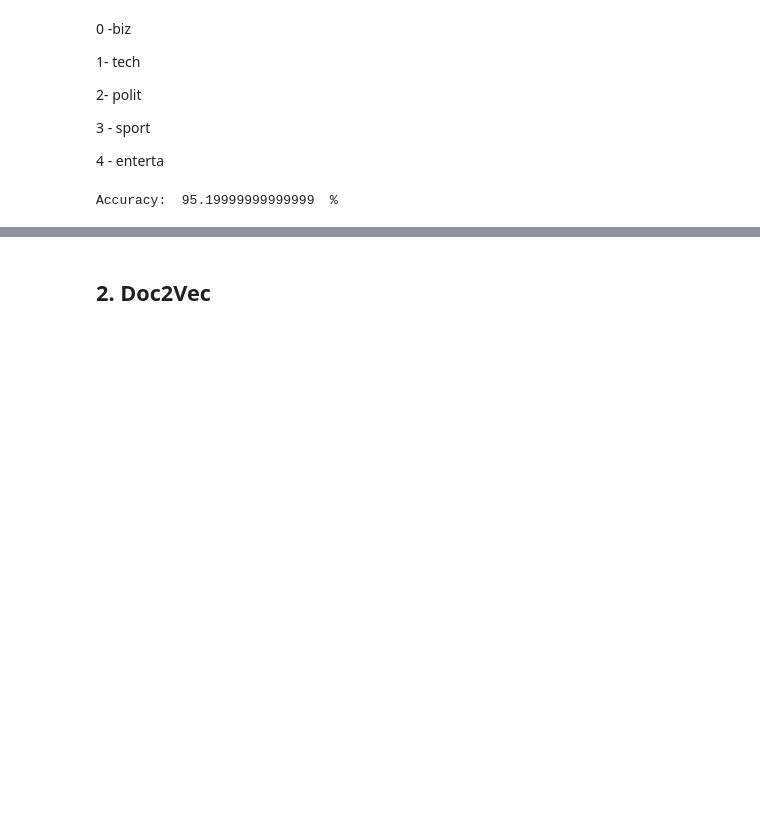
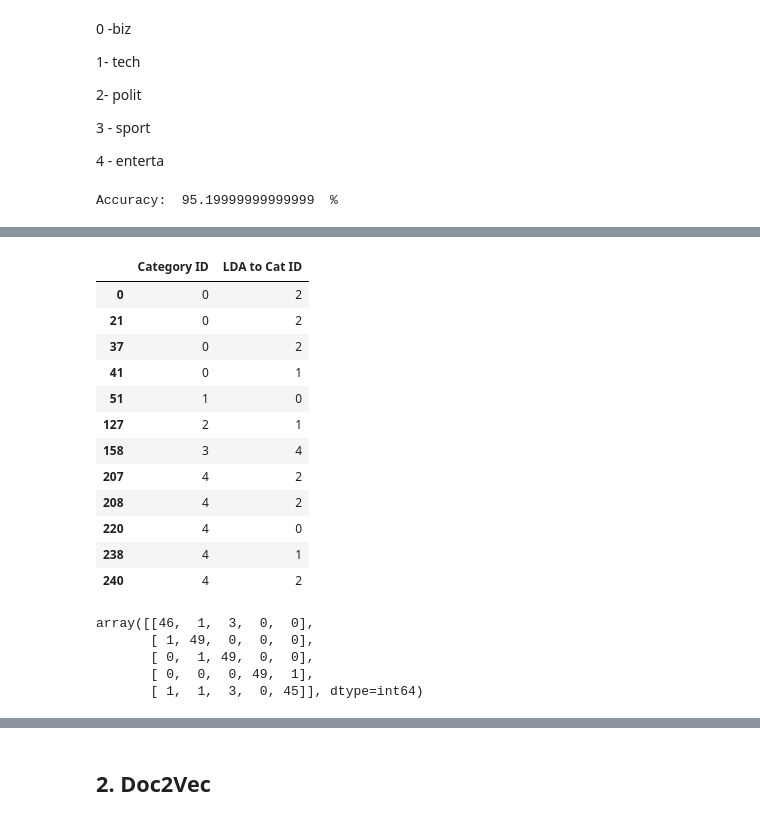
Before and after one commit to ujnm/Masters, a Jupyter notebook: Magisterka.ipynb, the cells around one changed output, grey strips where cells are left out. Cells and saved outputs as stored; diff of their text form; code cells hidden in the pictures; blank space fills up the shorter version.

```diff
--- a/Magisterka.ipynb
+++ b/Magisterka.ipynb
@@ -261,3 +284,27 @@ Accuracy:  95.19999999999999  %
+# %%
+test[test['Category ID'] != test['LDA to Cat ID']][['Category ID','LDA to Cat ID']]
+# %% [output]
+|  | Category ID | LDA to Cat ID |
+| 0 | 0 | 2 |
+| 21 | 0 | 2 |
+| 37 | 0 | 2 |
+| 41 | 0 | 1 |
+| 51 | 1 | 0 |
+| 127 | 2 | 1 |
+| 158 | 3 | 4 |
+| 207 | 4 | 2 |
+| 208 | 4 | 2 |
+| 220 | 4 | 0 |
+| 238 | 4 | 1 |
+| 240 | 4 | 2 |
+# %%
+confusion_matrix( test['Category ID'],test['LDA to Cat ID'])
+# %% [output]
+array([[46,  1,  3,  0,  0],
+       [ 1, 49,  0,  0,  0],
+       [ 0,  1, 49,  0,  0],
+       [ 0,  0,  0, 49,  1],
+       [ 1,  1,  3,  0, 45]], dtype=int64)
 # %%
 #model.save("LdaModel.model")
 # %%
```
Also changed, not shown: parts of 26 cells of this notebook.
